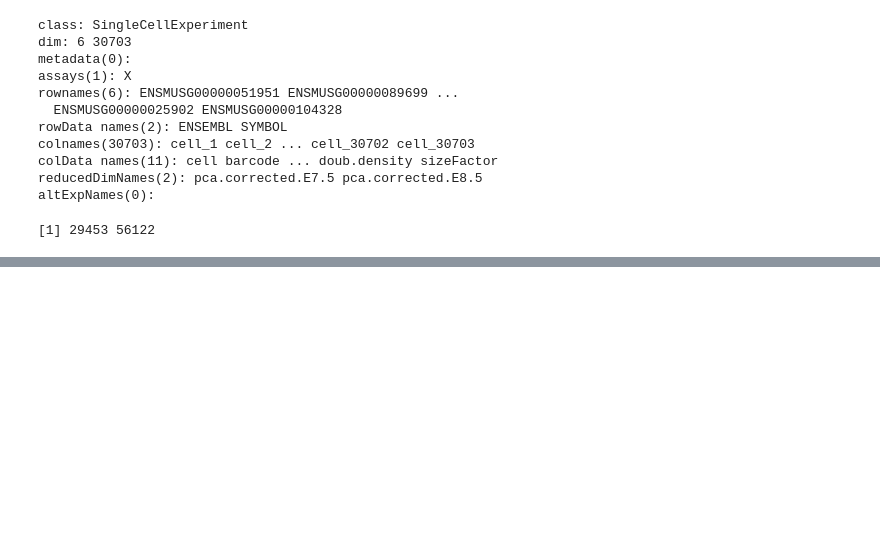
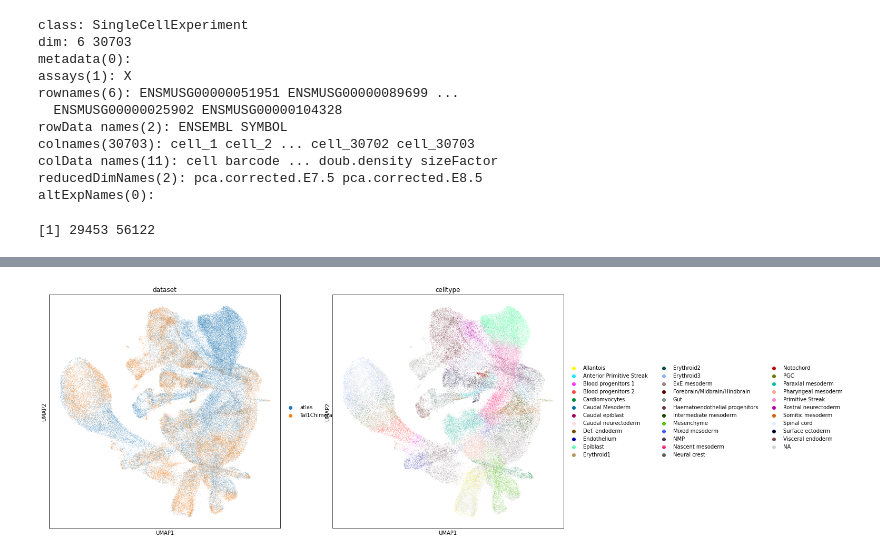
Before and after one commit to MarioniLab/oor_design_reproducibility, a Jupyter notebook: notebooks/mouse_chimeras_poc.ipynb, the cells around one changed output, grey strips where cells are left out. Saved outputs shown, nothing was run; the diff lists cells and outputs as text; code cells hidden in the pictures; blank space fills up the shorter version.

```diff
--- a/notebooks/mouse_chimeras_poc.ipynb
+++ b/notebooks/mouse_chimeras_poc.ipynb
@@ -68,0 +293,13 @@ tal1_chimera_sce.write_h5ad(data_dir + 'Tal1Chimera.h5ad')
+# %%
+adata_tal1 = sc.read_h5ad(outpath + 'Tal1Chimera.h5ad')
+adata_tal1.obs['sample'] = "Tal1Chimera_" + adata_tal1.obs['sample'].astype('str')
+adata_tal1.layers['counts'] =adata_tal1.X.copy()
+# %%
+vae_tal1_fit_atlas = scvi.model.SCVI.load(outpath + "Tal1Chimera_model_fit_atlas/", adata=adata_tal1[:,adata_atlas_scvi.var_names])
+vae_tal1_fit_ctrl = scvi.model.SCVI.load(outpath + "Tal1Chimera_model_fit_ctrl/", adata=adata_tal1[:,adata_ctrl_scvi.var_names])
+vae_ctrl_fit_atlas = scvi.model.SCVI.load(outpath + "WTChimera_model_fit_atlas/", adata=adata_ctrl[:,adata_atlas_scvi.var_names])
+# %%
+## perturbation-atlas
+pa_design_adata = adata_atlas.concatenate(adata_tal1, batch_key='dataset', batch_categories=['atlas', 'Tal1Chimera'])
+# del pa_design_adata.obs['_scvi_labels']
+pa_design_adata.obsm["X_scVI"] = vae_tal1_fit_atlas.get_latent_representation(pa_design_adata)
@@ -68,0 +349,5 @@ tal1_chimera_sce.write_h5ad(data_dir + 'Tal1Chimera.h5ad')
+# %%
+plt.rcParams['figure.figsize'] = [8,8]
+sc.pl.umap(pa_design_adata , color=['dataset', 'celltype'])
+# %% [output]
+[figure, added]
```
Also changed, not shown: parts of 43 cells of this notebook.
